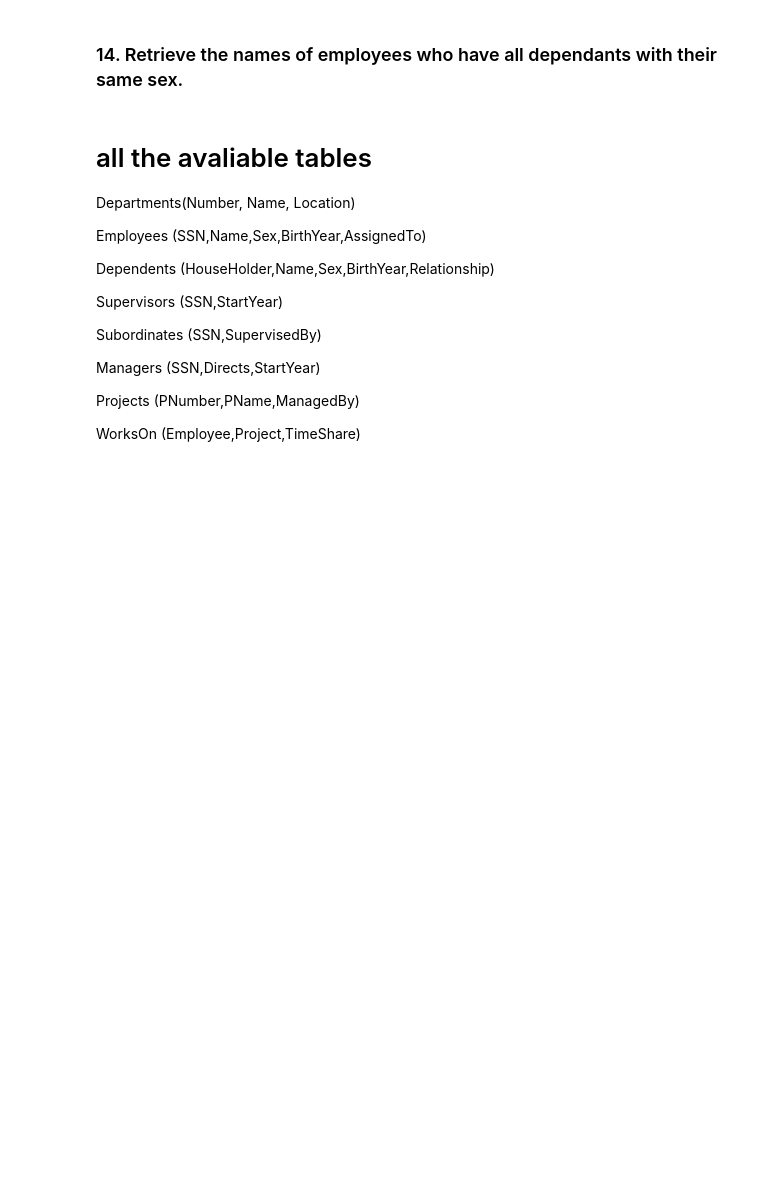
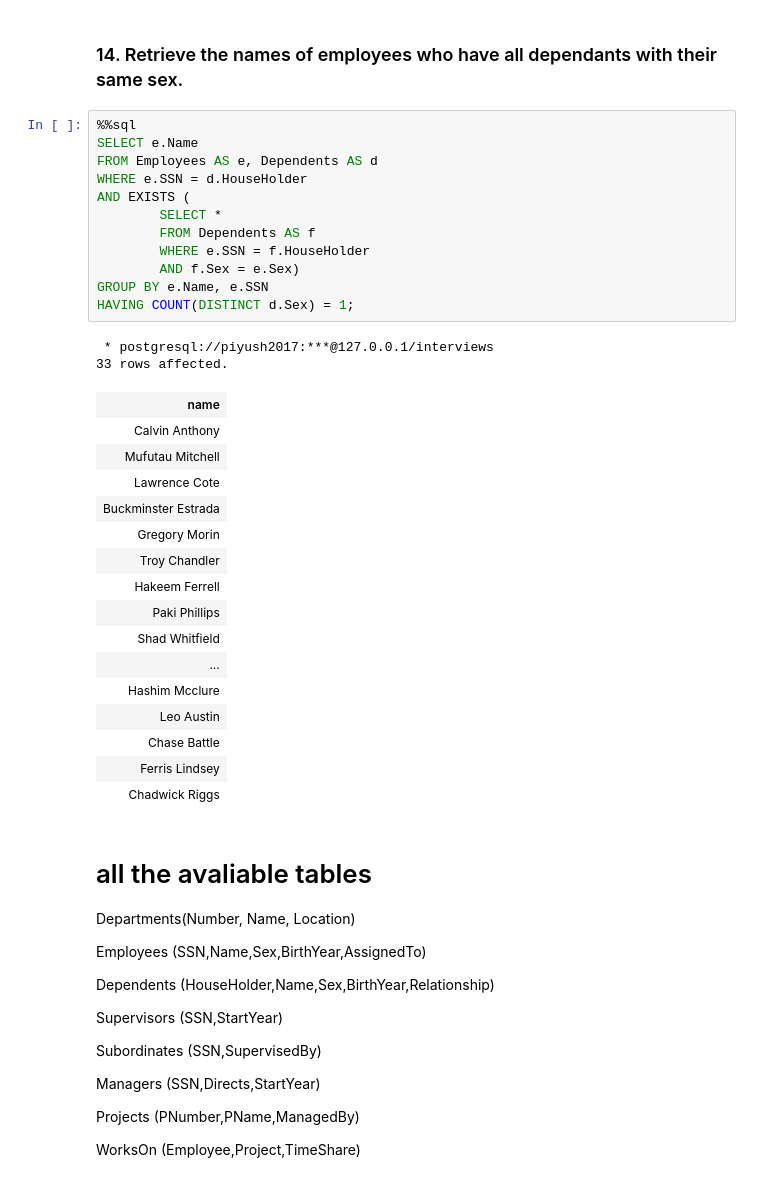
Before and after one commit to piyushtada/learn-sql, a Jupyter notebook: 02-exercise-sol-employee-departments.ipynb, the cells around one changed output. Drawn from its saved outputs; the diff is of its cells as text; blank space fills up the shorter version.

```diff
--- a/02-exercise-sol-employee-departments.ipynb
+++ b/02-exercise-sol-employee-departments.ipynb
@@ -353,6 +417,37 @@ GROUP BY p.PNumber;
 | 12 | red | 1 |
 # %% [markdown]
 ### 14. Retrieve the names of employees who have all dependants with their same sex.
+# %%
+%%sql
+SELECT e.Name
+FROM Employees AS e, Dependents AS d
+WHERE e.SSN = d.HouseHolder
+AND EXISTS (
+        SELECT *
+        FROM Dependents AS f
+        WHERE e.SSN = f.HouseHolder
+        AND f.Sex = e.Sex)
+GROUP BY e.Name, e.SSN
+HAVING COUNT(DISTINCT d.Sex) = 1;
+# %% [output]
+ * postgresql://piyush2017:***@127.0.0.1/interviews
+33 rows affected.
+| name |
+| Calvin Anthony |
+| Mufutau Mitchell |
+| Lawrence Cote |
+| Buckminster Estrada |
+| Gregory Morin |
+| Troy Chandler |
+| Hakeem Ferrell |
+| Paki Phillips |
+| Shad Whitfield |
+| ... |
+| Hashim Mcclure |
+| Leo Austin |
+| Chase Battle |
+| Ferris Lindsey |
+| Chadwick Riggs |
 # %% [markdown]
 # all the avaliable tables
 
```
Also changed, not shown: parts of 9 cells of this notebook.
